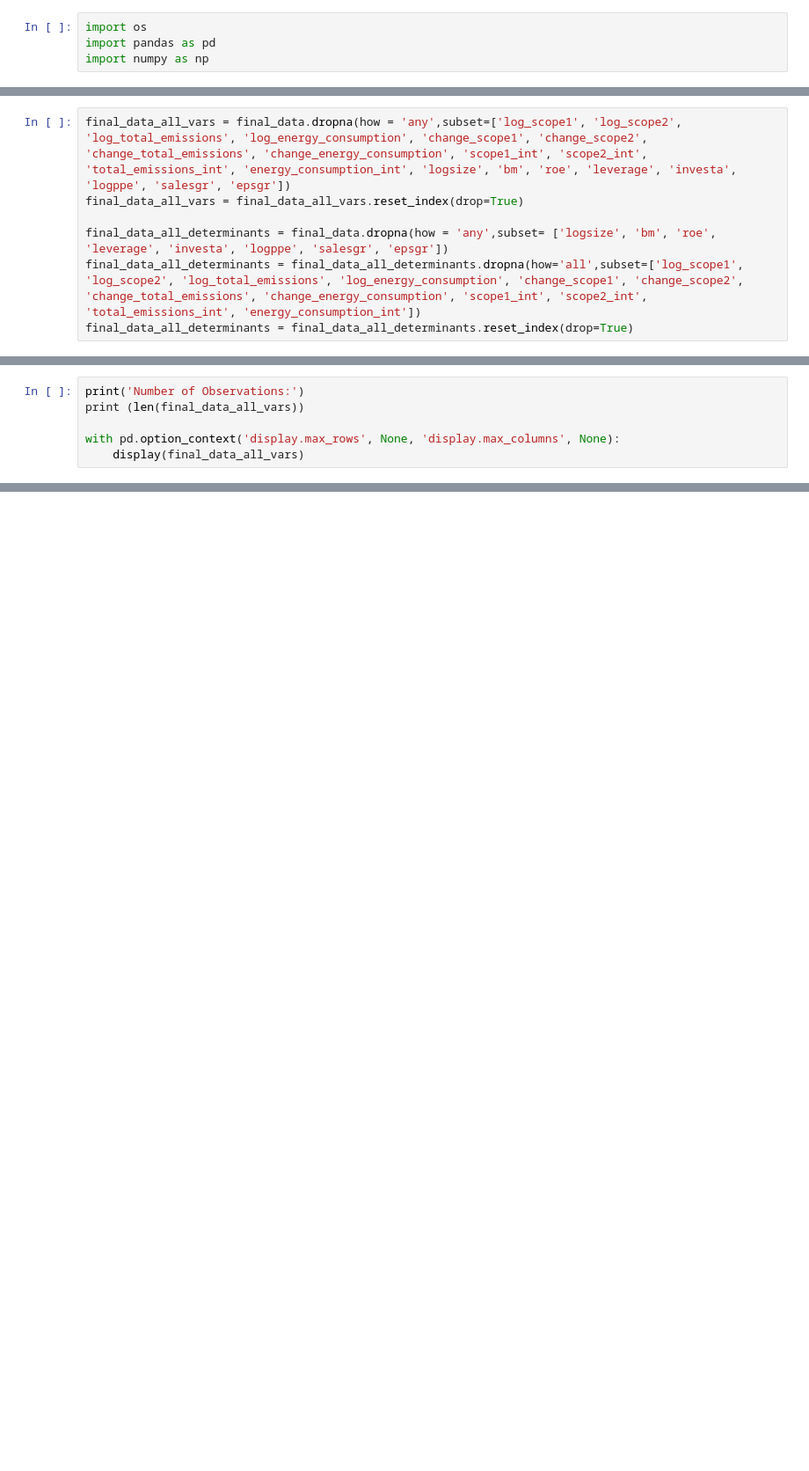
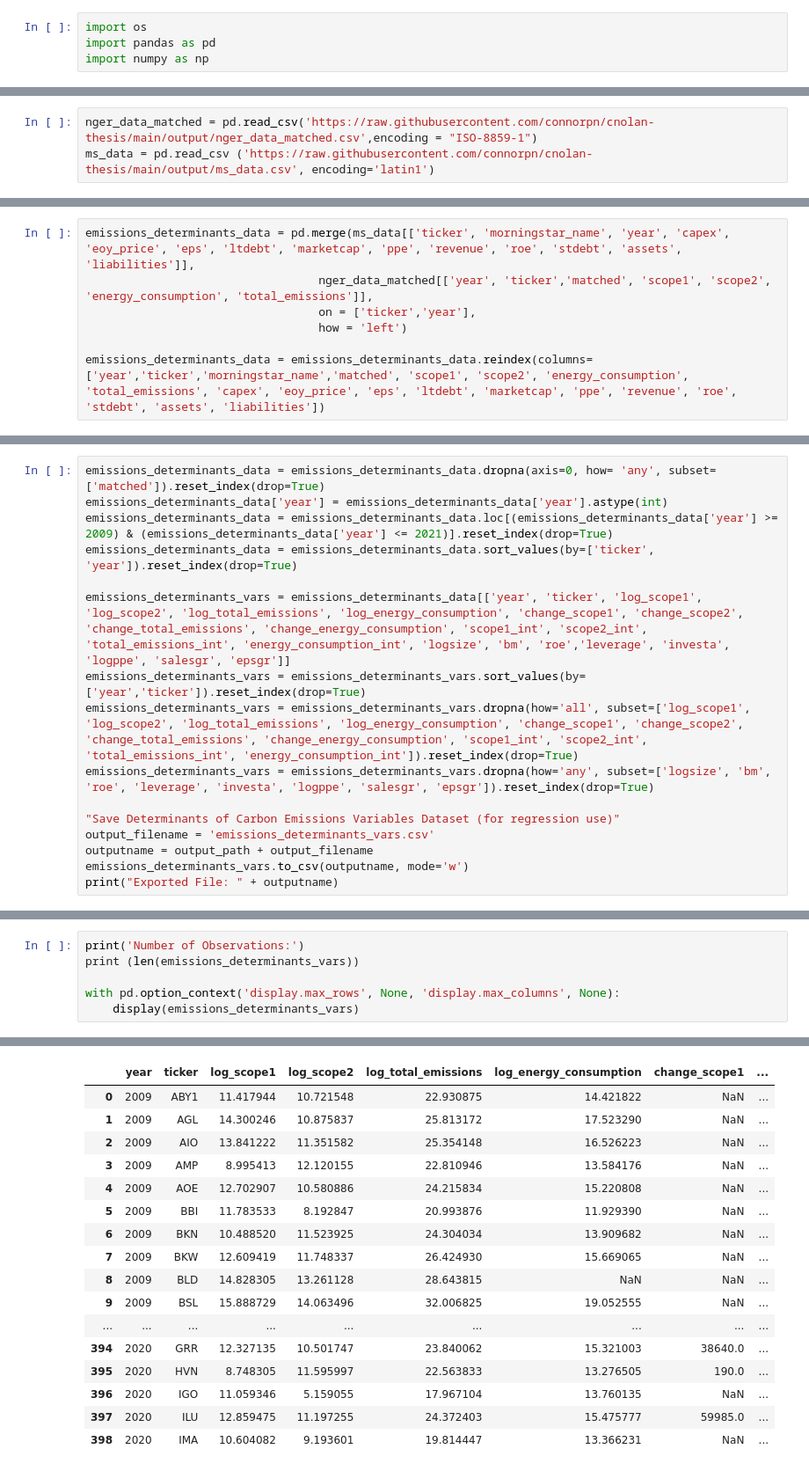
Before and after one commit to connorpn/cnolan-thesis, a Jupyter notebook: notebooks/3. Replication (Data Construction) - Determinants of Carbon Emissions.ipynb, the cells around one changed output, grey strips where cells are left out. Shown at 88% size. Cells and saved outputs as stored; diff of their text form; blank space fills up the shorter version.

Commit message:
finalize reedit of determinants of carbon emissions notebook

```diff
--- a/notebooks/3. Replication (Data Construction) - Determinants of Carbon Emissions.ipynb
+++ b/notebooks/3. Replication (Data Construction) - Determinants of Carbon Emissions.ipynb
@@ -25,0 +30,3 @@ output_path = working_directory +'./output/'
+# %%
+nger_data_matched = pd.read_csv('https://raw.githubusercontent.com/connorpn/cnolan-thesis/main/output/nger_data_matched.csv',encoding = "ISO-8859-1")
+ms_data = pd.read_csv ('https://raw.githubusercontent.com/connorpn/cnolan-thesis/main/output/ms_data.csv', encoding='latin1')
@@ -25,0 +35,7 @@ output_path = working_directory +'./output/'
+# %%
+emissions_determinants_data = pd.merge(ms_data[['ticker', 'morningstar_name', 'year', 'capex', 'eoy_price', 'eps', 'ltdebt', 'marketcap', 'ppe', 'revenue', 'roe', 'stdebt', 'assets', 'liabilities']],
+                                  nger_data_matched[['year', 'ticker','matched', 'scope1', 'scope2', 'energy_consumption', 'total_emissions']],
+                                  on = ['ticker','year'],
+                                  how = 'left')
+
+emissions_determinants_data = emissions_determinants_data.reindex(columns=['year','ticker','morningstar_name','matched', 'scope1', 'scope2', 'energy_consumption', 'total_emissions', 'capex', 'eoy_price', 'eps', 'ltdebt', 'marketcap', 'ppe', 'revenue', 'roe', 'stdebt', 'assets', 'liabilities'])
@@ -26,7 +153,16 @@ output_path = working_directory +'./output/'
 # %%
-final_data_all_vars = final_data.dropna(how = 'any',subset=['log_scope1', 'log_scope2', 'log_total_emissions', 'log_energy_consumption', 'change_scope1', 'change_scope2', 'change_total_emissions', 'change_energy_consumption', 'scope1_int', 'scope2_int', 'total_emissions_int', 'energy_consumption_int', 'logsize', 'bm', 'roe', 'leverage', 'investa', 'logppe', 'salesgr', 'epsgr'])
-final_data_all_vars = final_data_all_vars.reset_index(drop=True)
+emissions_determinants_data = emissions_determinants_data.dropna(axis=0, how= 'any', subset=['matched']).reset_index(drop=True)
+emissions_determinants_data['year'] = emissions_determinants_data['year'].astype(int)
+emissions_determinants_data = emissions_determinants_data.loc[(emissions_determinants_data['year'] >= 2009) & (emissions_determinants_data['year'] <= 2021)].reset_index(drop=True)
+emissions_determinants_data = emissions_determinants_data.sort_values(by=['ticker', 'year']).reset_index(drop=True)
 
-final_data_all_determinants = final_data.dropna(how = 'any',subset= ['logsize', 'bm', 'roe', 'leverage', 'investa', 'logppe', 'salesgr', 'epsgr'])
-final_data_all_determinants = final_data_all_determinants.dropna(how='all',subset=['log_scope1', 'log_scope2', 'log_total_emissions', 'log_energy_consumption', 'change_scope1', 'change_scope2', 'change_total_emissions', 'change_energy_consumption', 'scope1_int', 'scope2_int', 'total_emissions_int', 'energy_consumption_int'])
-final_data_all_determinants = final_data_all_determinants.reset_index(drop=True)
+emissions_determinants_vars = emissions_determinants_data[['year', 'ticker', 'log_scope1', 'log_scope2', 'log_total_emissions', 'log_energy_consumption', 'change_scope1', 'change_scope2', 'change_total_emissions', 'change_energy_consumption', 'scope1_int', 'scope2_int', 'total_emissions_int', 'energy_consumption_int', 'logsize', 'bm', 'roe','leverage', 'investa', 'logppe', 'salesgr', 'epsgr']]
+emissions_determinants_vars = emissions_determinants_vars.sort_values(by=['year','ticker']).reset_index(drop=True)
+emissions_determinants_vars = emissions_determinants_vars.dropna(how='all', subset=['log_scope1', 'log_scope2', 'log_total_emissions', 'log_energy_consumption', 'change_scope1', 'change_scope2', 'change_total_emissions', 'change_energy_consumption', 'scope1_int', 'scope2_int', 'total_emissions_int', 'energy_consumption_int']).reset_index(drop=True)
+emissions_determinants_vars = emissions_determinants_vars.dropna(how='any', subset=['logsize', 'bm', 'roe', 'leverage', 'investa', 'logppe', 'salesgr', 'epsgr']).reset_index(drop=True)
+
+"Save Determinants of Carbon Emissions Variables Dataset (for regression use)"
+output_filename = 'emissions_determinants_vars.csv'
+outputname = output_path + output_filename
+emissions_determinants_vars.to_csv(outputname, mode='w')
+print("Exported File: " + outputname)
@@ -35,6 +173,7 @@ final_data_all_determinants = final_data_all_determinants.reset_index(drop=True)
 # %%
 print('Number of Observations:')
-print (len(final_data_all_vars))
+print (len(emissions_determinants_vars))
 
 with pd.option_context('display.max_rows', None, 'display.max_columns', None):
-    display(final_data_all_vars)
+    display(emissions_determinants_vars)
+# %% [output]
@@ -40,0 +182,17 @@ with pd.option_context('display.max_rows', None, 'display.max_columns', None):
+|  | year | ticker | log_scope1 | log_scope2 | log_total_emissions | log_energy_consumption | change_scope1 | ... |
+| 0 | 2009 | ABY1 | 11.417944 | 10.721548 | 22.930875 | 14.421822 | NaN | ... |
+| 1 | 2009 | AGL | 14.300246 | 10.875837 | 25.813172 | 17.523290 | NaN | ... |
+| 2 | 2009 | AIO | 13.841222 | 11.351582 | 25.354148 | 16.526223 | NaN | ... |
+| 3 | 2009 | AMP | 8.995413 | 12.120155 | 22.810946 | 13.584176 | NaN | ... |
+| 4 | 2009 | AOE | 12.702907 | 10.580886 | 24.215834 | 15.220808 | NaN | ... |
+| 5 | 2009 | BBI | 11.783533 | 8.192847 | 20.993876 | 11.929390 | NaN | ... |
+| 6 | 2009 | BKN | 10.488520 | 11.523925 | 24.304034 | 13.909682 | NaN | ... |
+| 7 | 2009 | BKW | 12.609419 | 11.748337 | 26.424930 | 15.669065 | NaN | ... |
+| 8 | 2009 | BLD | 14.828305 | 13.261128 | 28.643815 | NaN | NaN | ... |
+| 9 | 2009 | BSL | 15.888729 | 14.063496 | 32.006825 | 19.052555 | NaN | ... |
+| ... | ... | ... | ... | ... | ... | ... | ... | ... |
+| 394 | 2020 | GRR | 12.327135 | 10.501747 | 23.840062 | 15.321003 | 38640.0 | ... |
+| 395 | 2020 | HVN | 8.748305 | 11.595997 | 22.563833 | 13.276505 | 190.0 | ... |
+| 396 | 2020 | IGO | 11.059346 | 5.159055 | 17.967104 | 13.760135 | NaN | ... |
+| 397 | 2020 | ILU | 12.859475 | 11.197255 | 24.372403 | 15.475777 | 59985.0 | ... |
+| 398 | 2020 | IMA | 10.604082 | 9.193601 | 19.814447 | 13.366231 | NaN | ... |
```
Also changed, not shown: parts of 15 cells of this notebook, 2 other files.
